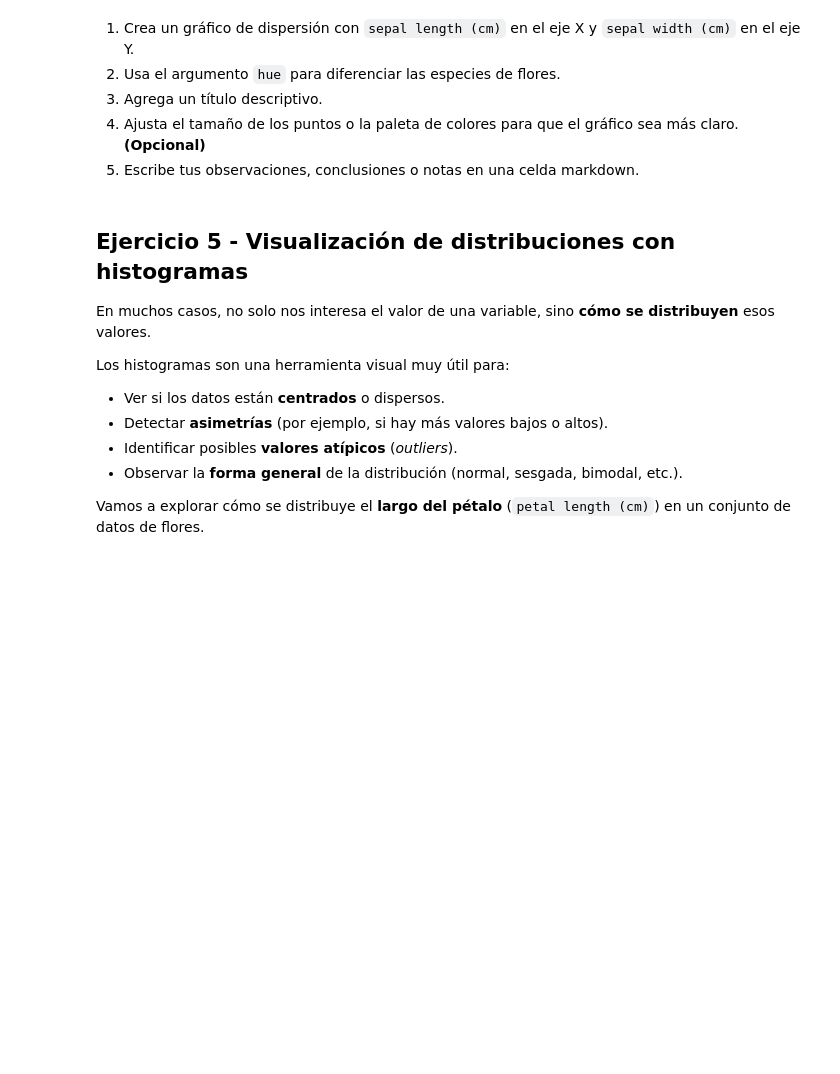
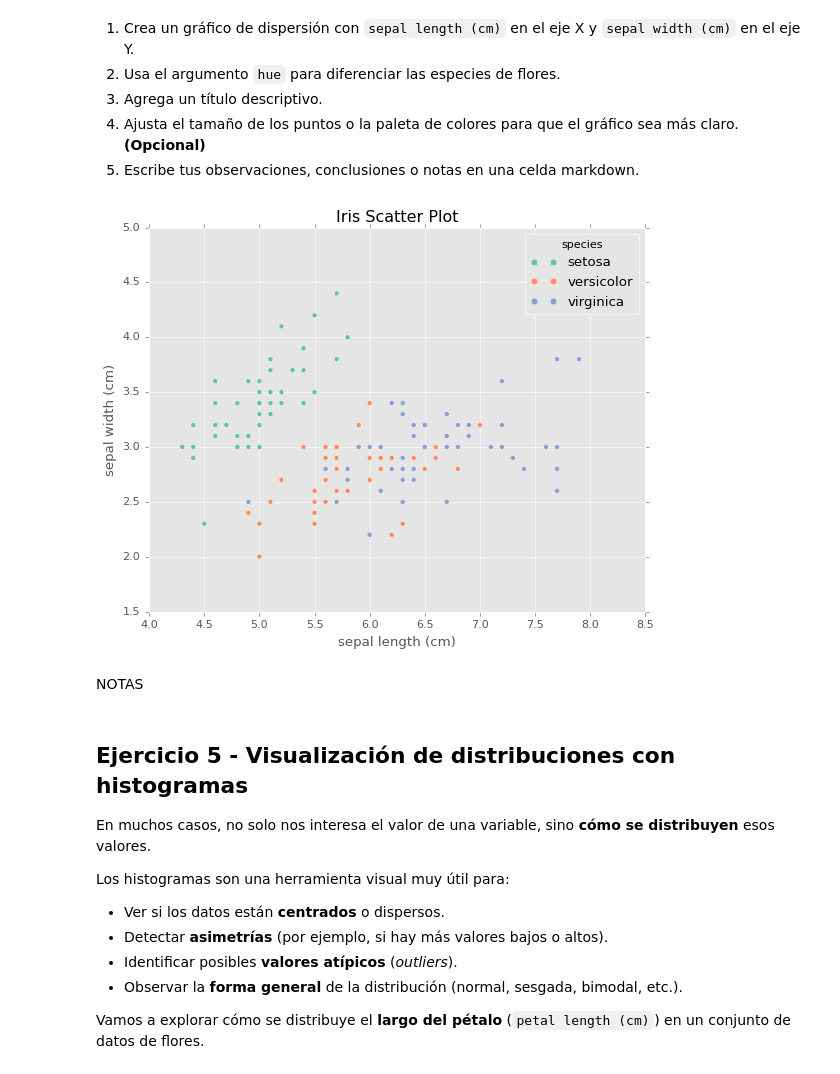
Before and after one commit to 4GeeksAcademy/inetke-proyecto-visualizacion, a Jupyter notebook: notebook/03-project-visualization.ipynb, the cells around one changed output. Saved outputs shown, nothing was run; the diff lists cells and outputs as text; code cells hidden in the pictures; blank space fills up the shorter version.

```diff
--- a/notebook/03-project-visualization.ipynb
+++ b/notebook/03-project-visualization.ipynb
@@ -230,7 +230,13 @@ df_iris
 4. Ajusta el tamaño de los puntos o la paleta de colores para que el gráfico sea más claro. **(Opcional)**
 5. Escribe tus observaciones, conclusiones o notas en una celda markdown.
 # %%
-# Tu código
+sns.scatterplot(x='sepal length (cm)', y='sepal width (cm)', data=df_iris, hue='species', palette='Set2')
+plt.title('Iris Scatter Plot')
+plt.show()
+# %% [output]
+[figure, added]
+# %% [markdown]
+NOTAS
 # %% [markdown]
 ## Ejercicio 5 - Visualización de distribuciones con histogramas
 
```
Also changed, not shown: parts of 14 cells of this notebook.
